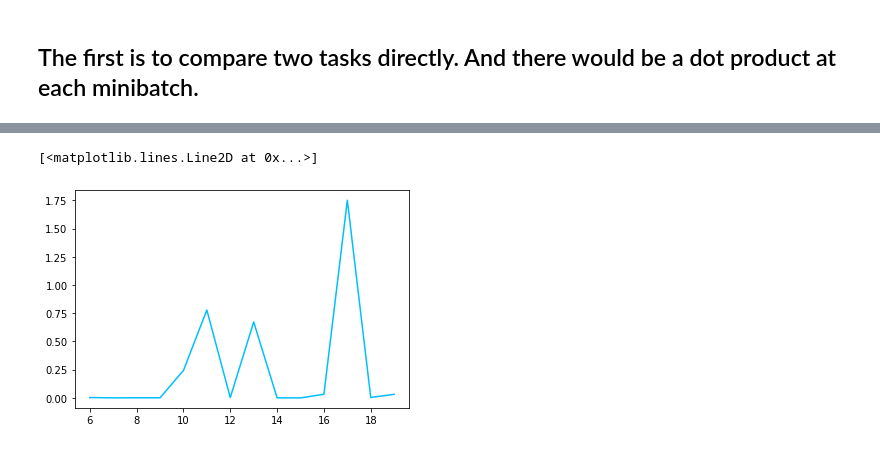
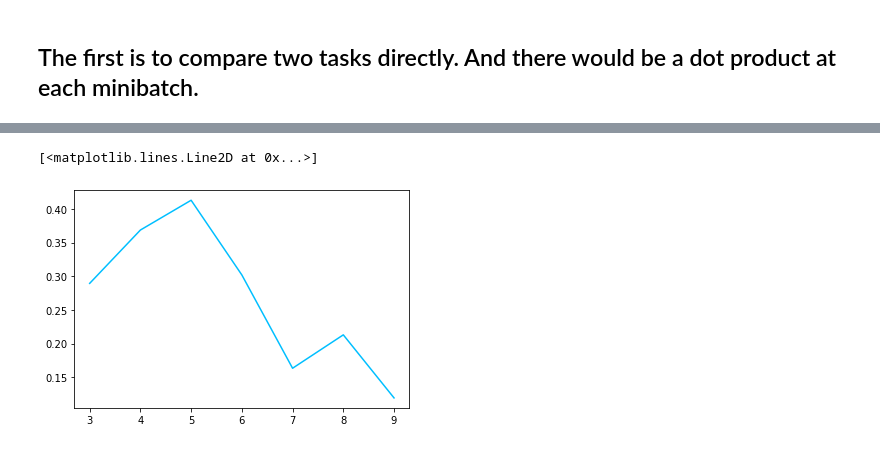
Before and after one commit to yifyang/MER_experiment, a Jupyter notebook: plot/plot.ipynb, the cells around one changed output, grey strips where cells are left out. Cells and saved outputs as stored; diff of their text form; code cells hidden in the pictures.

```diff
--- a/plot/plot.ipynb
+++ b/plot/plot.ipynb
@@ -12,13 +8,23 @@ all_data = torch.load("gem_mnist_permutations.pt_2020_02_28_23_33_35_6fb6b138bdf
+# %%
+import torch
+import matplotlib.pyplot as plt
+
+torch_file = "gem_cifar100.pt_2020_03_03_00_31_59_8372c3e566a34e9c866689b7b4e038cd.pt"
+samples_per_task = 2500 # MNIST permutation: 3000; cifar100: 2500
+batch_size = 10 # MNIST permutation: 1; cifar100: 10
+batch_per_task = int(samples_per_task / batch_size)
+
+all_data = torch.load(torch_file, map_location = "cpu")
 # %% [markdown]
 ## The first is to compare two tasks directly. And there would be a dot product at each minibatch.
 # %%
 # indexes of two tasks to do the comparison(t_idx_1 < t_idx_2)
-t_idx_1 = 3
-t_idx_2 = 20
+t_idx_1 = 1
+t_idx_2 = 3
 
 dotp = []
 batches = []
-for i, item in enumerate(all_data[2][3000*(t_idx_2-1):3000*t_idx_2-1].tolist()):
+for i, item in enumerate(all_data[2][batch_per_task*(t_idx_2-1):batch_per_task*t_idx_2-1].tolist()):
     batches.append(i+1)
     dotp.append(item[t_idx_1-1])
 
@@ -31,21 +37,21 @@ plt.plot(batches, dotp, 'deepskyblue')
 # %%
-t_idx = 5 # index of the task to do the comparison
+t_idx = 2 # index of the task to do the comparison
 
 tasks = []
 dotp = []
 temp_sum = 0
-task_num = t_show + 1
+task_num = t_idx + 1
 
-for i, item in enumerate(all_data[2][3000*(task_num-1):].tolist()):
-    if i % 3000 == 0 and i > 0:
+for i, item in enumerate(all_data[2][batch_per_task*(task_num-1):].tolist()):
+    if i % batch_per_task == 0 and i > 0:
         tasks.append(task_num)
-        dotp.append(temp_sum / 3000)
+        dotp.append(temp_sum / batch_per_task)
         temp_sum = 0
-        task_num = i / 3000 + t_idx + 1
+        task_num = i / batch_per_task + t_idx + 1
 
     temp_sum += item[t_idx-1]
 
 plt.plot(tasks, dotp, 'deepskyblue')
 # %% [output]
 [<matplotlib.lines.Line2D at 0x...>]
-[figure, old version]
+[figure, new version]
```
Also changed, not shown: parts of 5 cells of this notebook, 1 other file.
